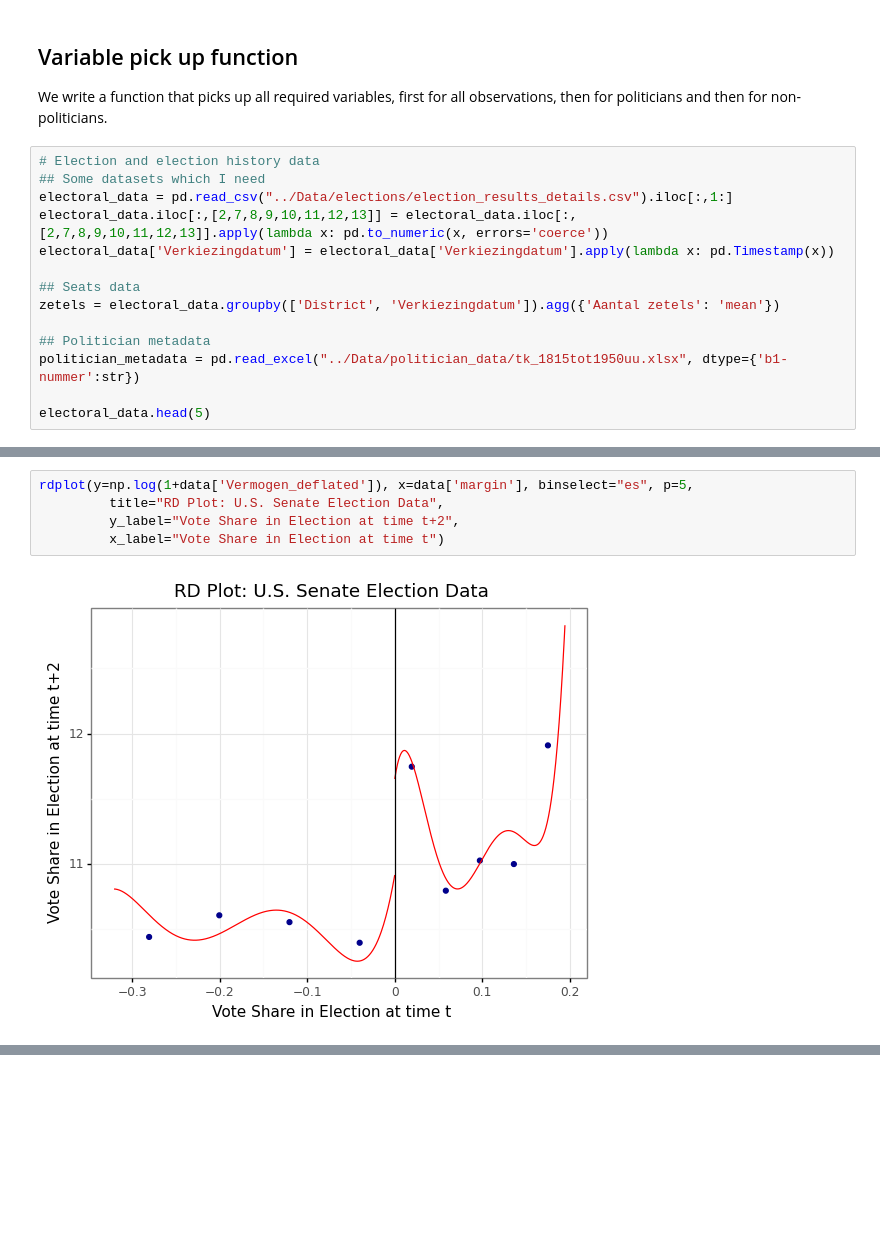
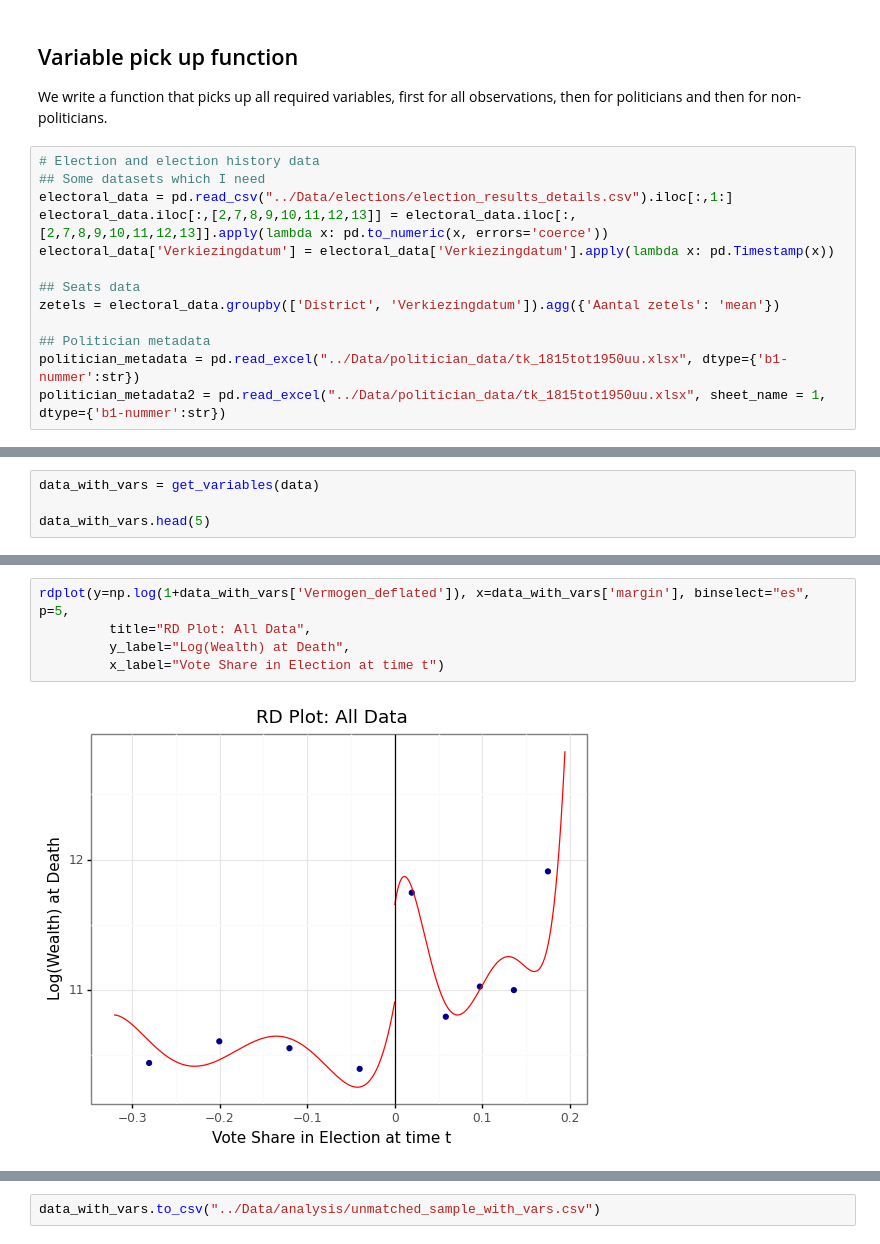
Before and after one commit to basm92/Polrents, a Jupyter notebook: Code/find_remaining_variables.ipynb, the cells around one changed output, grey strips where cells are left out. Saved outputs shown, nothing was run; the diff lists cells and outputs as text; blank space fills up the shorter version.

Commit message:
add new unmatched samp with vars, and add code to do it

```diff
--- a/Code/find_remaining_variables.ipynb
+++ b/Code/find_remaining_variables.ipynb
@@ -75,5 +76,4 @@ zetels = electoral_data.groupby(['District', 'Verkiezingdatum']).agg({'Aantal ze
 
 ## Politician metadata
 politician_metadata = pd.read_excel("../Data/politician_data/tk_1815tot1950uu.xlsx", dtype={'b1-nummer':str})
-
-electoral_data.head(5)
+politician_metadata2 = pd.read_excel("../Data/politician_data/tk_1815tot1950uu.xlsx", sheet_name = 1, dtype={'b1-nummer':str})
@@ -143,0 +182,4 @@ Vermog
+# %%
+data_with_vars = get_variables(data)
+
+data_with_vars.head(5)
@@ -144,10 +194,10 @@ Vermog
 # %%
-rdplot(y=np.log(1+data['Vermogen_deflated']), x=data['margin'], binselect="es", p=5,
-         title="RD Plot: U.S. Senate Election Data",
-         y_label="Vote Share in Election at time t+2",
+rdplot(y=np.log(1+data_with_vars['Vermogen_deflated']), x=data_with_vars['margin'], binselect="es", p=5,
+         title="RD Plot: All Data",
+         y_label="Log(Wealth) at Death",
          x_label="Vote Share in Election at time t")
 # %% [output]
-[figure, old version]
+[figure, new version]
 Call: rdplot
 Number of Observations:                   547
 Kernel:                               Uniform
@@ -165,4 +215,6 @@ Relative to IMSE-optimal:
 Implied scale                    1.0        1.0
 WIMSE variance weight            0.5        0.5
 WIMSE bias weight                0.5        0.5
+# %%
+data_with_vars.to_csv("../Data/analysis/unmatched_sample_with_vars.csv")
 # %%
```
Also changed, not shown: parts of 10 cells of this notebook, 2 other files.
